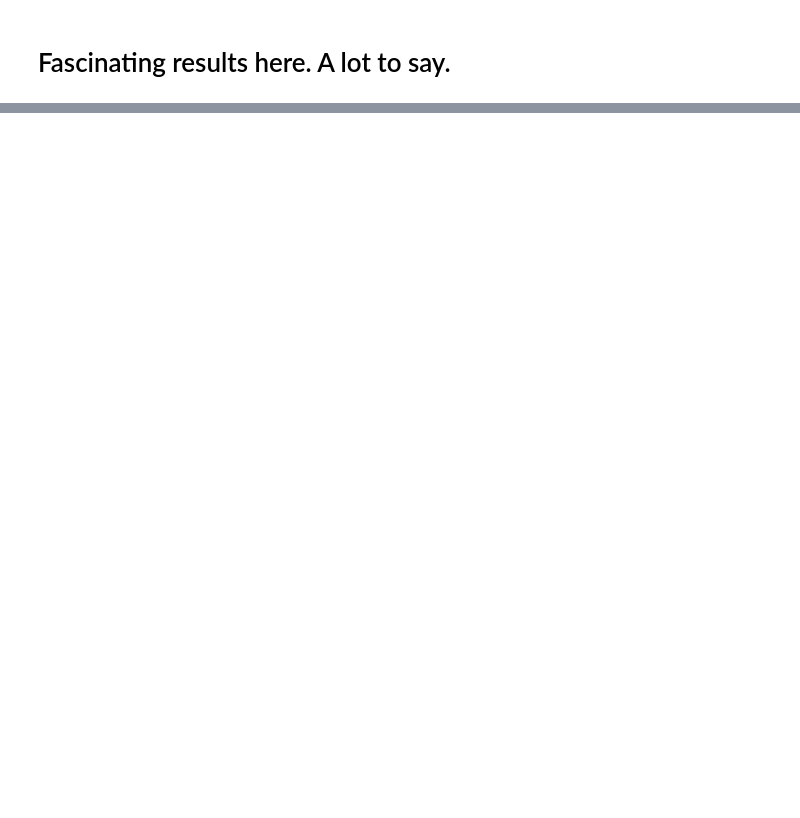
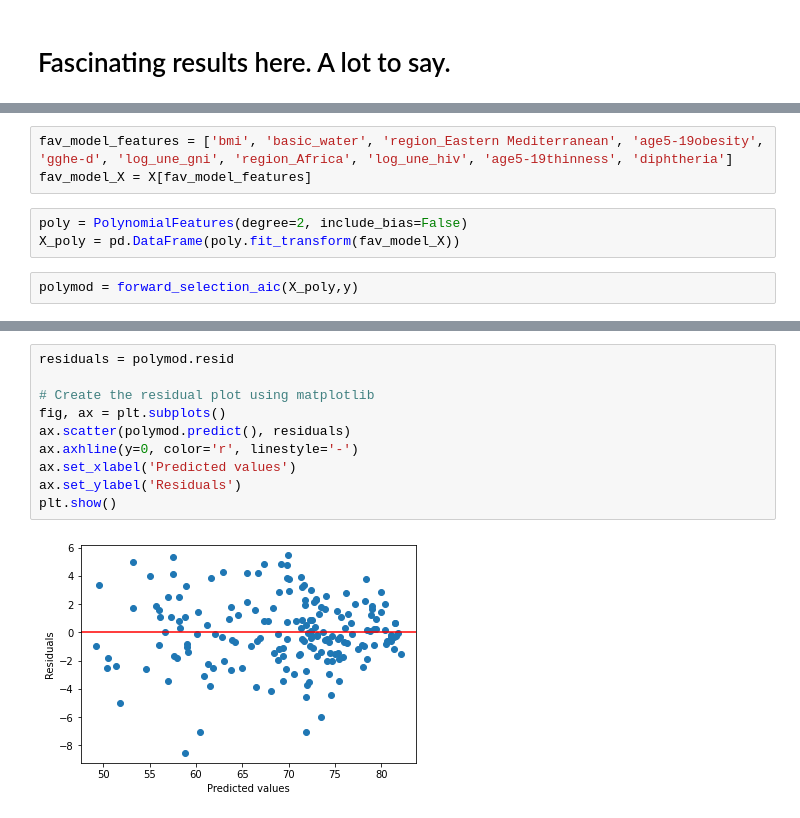
Before and after one commit to sbslaton/230-254-Final-Projects, a Jupyter notebook: 230/code/Modeling.ipynb, the cells around one changed output, grey strips where cells are left out. Cells and saved outputs as stored; diff of their text form; blank space fills up the shorter version.

```diff
--- a/230/code/Modeling.ipynb
+++ b/230/code/Modeling.ipynb
@@ -447,0 +516,8 @@ summary
+# %%
+fav_model_features = ['bmi', 'basic_water', 'region_Eastern Mediterranean', 'age5-19obesity', 'gghe-d', 'log_une_gni', 'region_Africa', 'log_une_hiv', 'age5-19thinness', 'diphtheria']
+fav_model_X = X[fav_model_features]
+# %%
+poly = PolynomialFeatures(degree=2, include_bias=False)
+X_poly = pd.DataFrame(poly.fit_transform(fav_model_X))
+# %%
+polymod = forward_selection_aic(X_poly,y)
@@ -447,0 +561,12 @@ summary
+# %%
+residuals = polymod.resid
+
+# Create the residual plot using matplotlib
+fig, ax = plt.subplots()
+ax.scatter(polymod.predict(), residuals)
+ax.axhline(y=0, color='r', linestyle='-')
+ax.set_xlabel('Predicted values')
+ax.set_ylabel('Residuals')
+plt.show()
+# %% [output]
+[figure, added]
```
Also changed, not shown: parts of 37 cells of this notebook, 3 other files.
